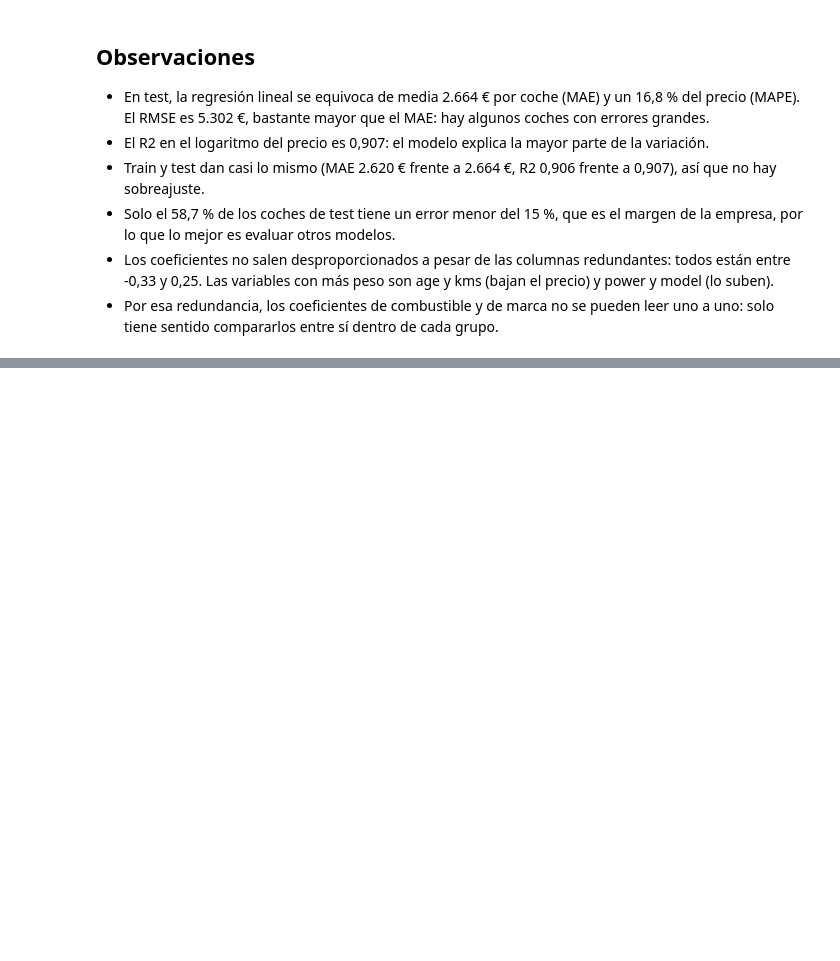
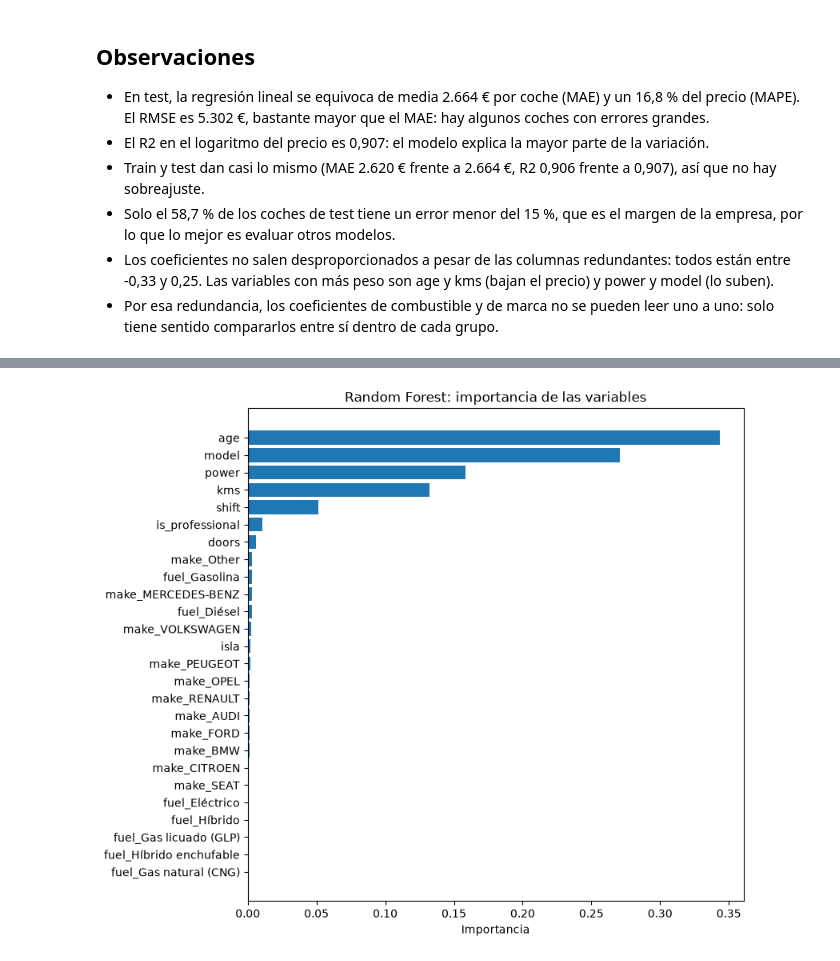
Before and after one commit to rusamen86/tfm-p1-precio-coches, a Jupyter notebook: notebooks/04_modelado.ipynb, the cells around one changed output, grey strips where cells are left out. Cells and saved outputs as stored; diff of their text form; code cells hidden in the pictures; blank space fills up the shorter version.

Commit message:
random forest
random forest y exportarcion de documentos

```diff
--- a/notebooks/04_modelado.ipynb
+++ b/notebooks/04_modelado.ipynb
@@ -162,0 +181,4 @@ metricas.to_csv('../outputs/metricas_lineal.csv', index=False)
+# %%
+from sklearn.ensemble import RandomForestRegressor
+rf = RandomForestRegressor(random_state=42, n_jobs=-1)
+rf.fit(X_train, y_train)
@@ -162,0 +236,11 @@ metricas.to_csv('../outputs/metricas_lineal.csv', index=False)
+# %%
+from sklearn.model_selection import RandomizedSearchCV
+params = {
+    'n_estimators': [100, 200, 300],
+    'max_depth': [None, 10, 20, 30],
+    'min_samples_leaf': [1, 2, 5, 10],
+    'max_features': [1.0, 0.5, 'sqrt']
+}
+busqueda = RandomizedSearchCV(RandomForestRegressor(random_state=42), params, n_iter=10, cv=3,
+                              scoring='neg_mean_absolute_error', random_state=42, n_jobs=-1)
+busqueda.fit(X_train, y_train)
@@ -162,0 +266,4 @@ metricas.to_csv('../outputs/metricas_lineal.csv', index=False)
+# %%
+rf_mejor = busqueda.best_estimator_
+rfm_pred_train = np.exp(rf_mejor.predict(X_train))
+rfm_pred_test = np.exp(rf_mejor.predict(X_test))
@@ -162,0 +326,3 @@ metricas.to_csv('../outputs/metricas_lineal.csv', index=False)
+# %%
+importancias = pd.Series(rf_mejor.feature_importances_, index=X_train.columns).sort_values()
+importancias
@@ -162,0 +347,9 @@ metricas.to_csv('../outputs/metricas_lineal.csv', index=False)
+# %%
+plt.figure(figsize=(8, 8))
+plt.barh(importancias.index, importancias.values)
+plt.xlabel('Importancia')
+plt.title('Random Forest: importancia de las variables')
+plt.savefig('../outputs/figures/12_importancia_random_forest.png', bbox_inches='tight')
+plt.show()
+# %% [output]
+[figure, added]
```
Also changed, not shown: parts of 34 cells of this notebook, 3 other files.
